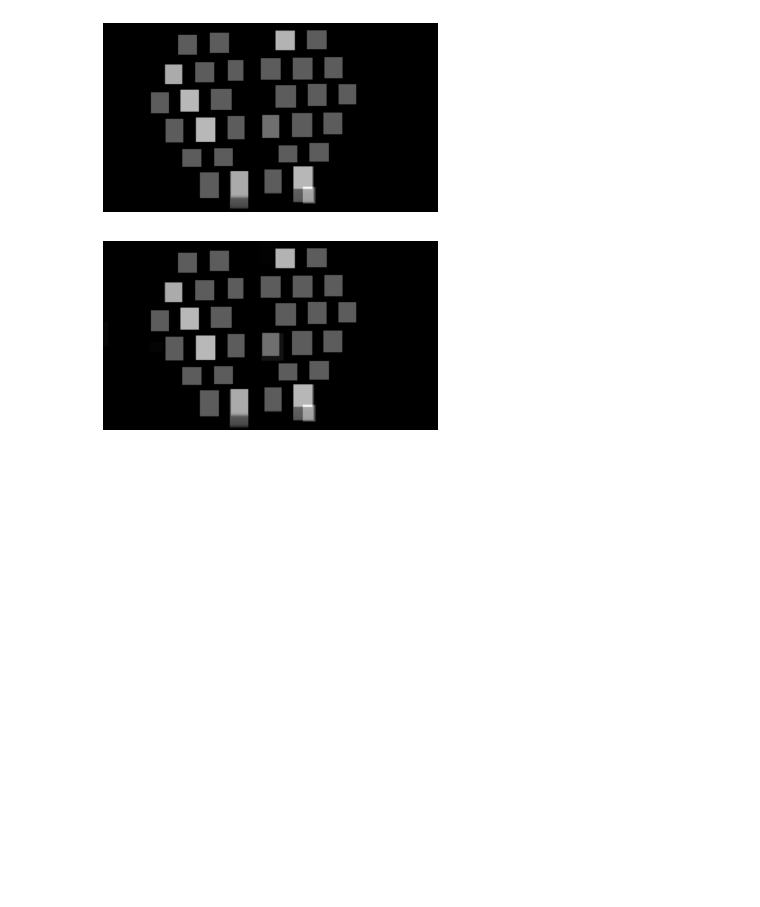
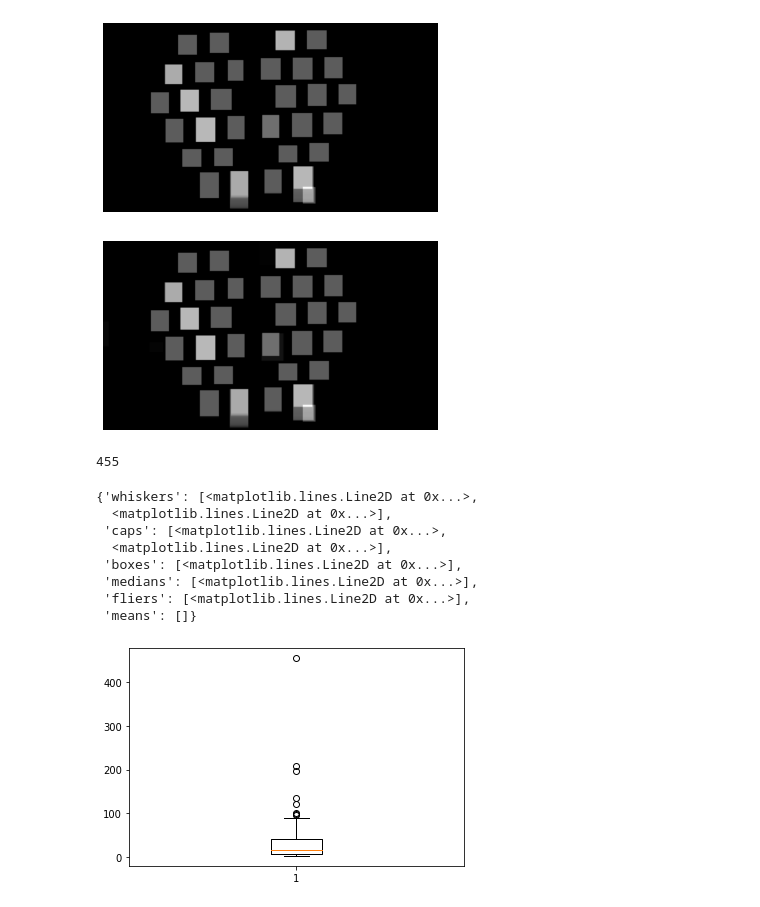
Before and after one commit to eai6/BeeVision, a Jupyter notebook: solitary_bee_hotels/scripts/research.ipynb, the cells around one changed output. Drawn from its saved outputs; the diff is of its cells as text; code cells hidden in the pictures; blank space fills up the shorter version.

```diff
--- a/solitary_bee_hotels/scripts/research.ipynb
+++ b/solitary_bee_hotels/scripts/research.ipynb
@@ -1466,0 +1471,41 @@ plt.show()
+# %%
+FRAME_RATE = 30 # frames per second
+SILENT_FRAME = '(0, 0, 0, 0)'
+# %%
+## function to get activity ranges ##
+def getActivityRanges(lst, element):
+    '''
+    Input:
+    lst: the list of motion coordinate detections on all frames
+    element: seperator between activity detections (0,0,0,0)
+
+    Output:
+    list with ranges of frame indexes of all detections
+    '''
+    occurrence_ranges = []
+    start_index = None
+
+    for i, item in enumerate(lst):
+        if item != element:
+            if start_index is None:
+                start_index = i
+        else:
+            if start_index is not None:
+                end_index = i - 1
+                occurrence_ranges.append((start_index, end_index))
+                start_index = None
+
+    if start_index is not None:
+        # If the last element in the list is the target element
+        end_index = len(lst) - 1
+        occurrence_ranges.append((start_index, end_index))
+
+    return occurrence_ranges
+# %%
+data = pd.read_csv('/Users/edwardamoah/Documents/GitHub/BeeVision/solitary_bee_hotels/results.csv')
+# %%
+## get activity periods ##
+activity_periods = getActivityRanges(data["motions_coordinates"].tolist(), SILENT_FRAME)
+
+# filter activity_periods and remove noises
+activity_periods = [activity_period for activity_period in activity_periods if activity_period[1]- activity_period[0] > 1 ]
@@ -1466,0 +1515,17 @@ plt.show()
+# %%
+max([x[1]-x[0] for x in activity_periods])
+# %% [output]
+455
+# %%
+dt = [x[1]-x[0] for x in activity_periods]
+plt.boxplot(dt)
+# %% [output]
+{'whiskers': [<matplotlib.lines.Line2D at 0x...>,
+  <matplotlib.lines.Line2D at 0x...>],
+ 'caps': [<matplotlib.lines.Line2D at 0x...>,
+  <matplotlib.lines.Line2D at 0x...>],
+ 'boxes': [<matplotlib.lines.Line2D at 0x...>],
+ 'medians': [<matplotlib.lines.Line2D at 0x...>],
+ 'fliers': [<matplotlib.lines.Line2D at 0x...>],
+ 'means': []}
+[figure, added]
```
Also changed, not shown: parts of 28 cells of this notebook, 4 other files.
